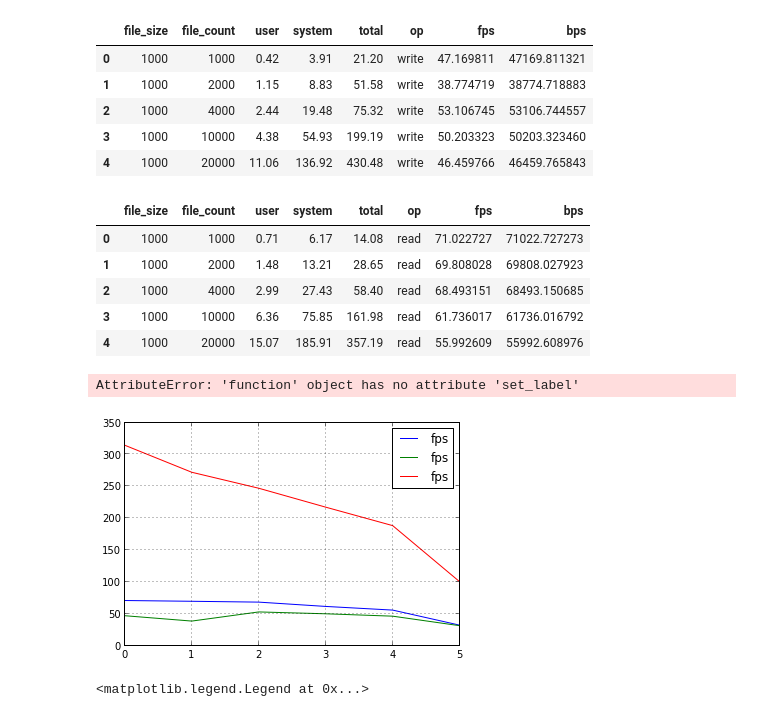
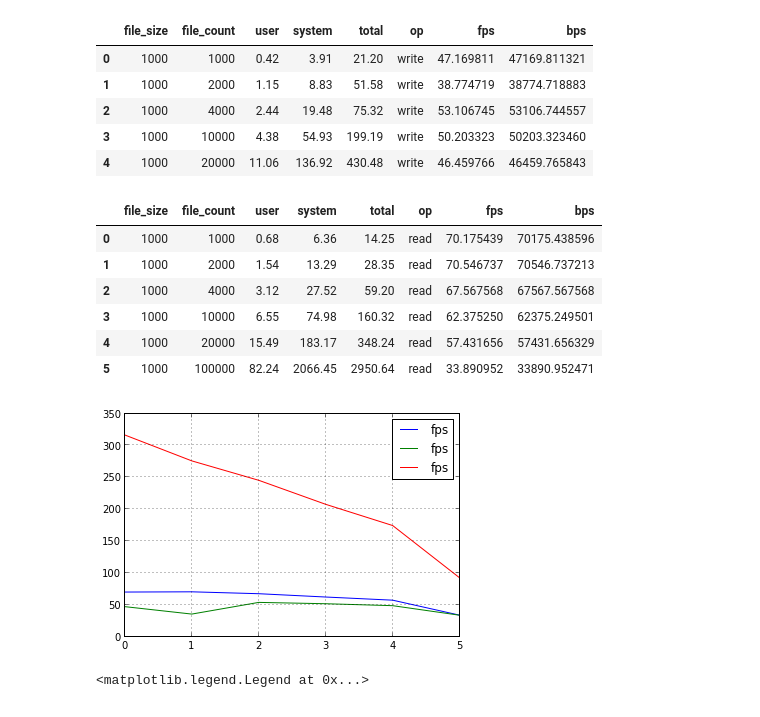
Before and after one commit to svemeyer/SmallFiles, a Jupyter notebook: src/ipy/SmallFiles.ipynb, the cells around one changed output. Cells and saved outputs as stored; diff of their text form; code cells hidden in the pictures.

```diff
--- a/src/ipy/SmallFiles.ipynb
+++ b/src/ipy/SmallFiles.ipynb
@@ -764,21 +764,22 @@ import pandas as pd
 import matplotlib.pyplot as plt
 
 createres = pd.io.parsers.read_csv('create.csv', header=0)
-findres = pd.io.parsers.read_csv('find.csv',header=0)
-lsres = pd.io.parsers.read_csv('ls.csv', header=0)
-statres = pd.io.parsers.read_csv('stat.csv', header=0)
-writeres = pd.io.parsers.read_csv('write.csv', header=0)
-readres = pd.io.parsers.read_csv('read.csv', header=0)
+create2res = pd.io.parsers.read_csv('create2.csv', header=0)
+findres = pd.io.parsers.read_csv('find2.csv',header=0)
+lsres = pd.io.parsers.read_csv('ls2.csv', header=0)
+statres = pd.io.parsers.read_csv('stat2.csv', header=0)
+writeres = pd.io.parsers.read_csv('write2.csv', header=0)
+readres = pd.io.parsers.read_csv('read2.csv', header=0)
 # pathofres = pd.io.parsers.read_csv('pathof.csv', header=0)
 # tarres = ps.io.parsers.read_csv('tar.csv', header=0)
 # zipres = ps.io.parsers.read_csv('zip.csv', header=0)
 
-results = { 'create' : createres, 'find' : findres, 'ls' : lsres, 'stat' : statres, 'write' : writeres, 'read' : readres }
+results = { 'create' : createres, 'create2' : create2res, 'find' : findres, 'ls' : lsres, 'stat' : statres, 'write' : writeres, 'read' : readres }
 
 for op in results.keys():
     df = results[op]
     df['op'] = op
-    df = df[(df['file_size'] < 2000000)]
+    # df = df[(df['file_size'] < 2000000)]
     df['fps'] = df['file_count'] / df['total']
     df['bps'] = df['fps'] * df['file_size']
     results[op] = df
@@ -830,23 +868,23 @@ write1000 = results['write'][(results['write']['file_size'] == 1000)]
 find1000 = results['find'][(results['find']['file_size'] == 1000)]
 ls1000 = results['ls'][(results['ls']['file_size'] == 1000)]
 stat1000 = results['stat'][(results['stat']['file_size'] == 1000)]
-read1000.head()
+read1000.head(8)
 # %% [output]
 |  | file_size | file_count | user | system | total | op | fps | bps |
-| 0 | 1000 | 1000 | 0.71 | 6.17 | 14.08 | read | 71.022727 | 71022.727273 |
-| 1 | 1000 | 2000 | 1.48 | 13.21 | 28.65 | read | 69.808028 | 69808.027923 |
-| 2 | 1000 | 4000 | 2.99 | 27.43 | 58.40 | read | 68.493151 | 68493.150685 |
-| 3 | 1000 | 10000 | 6.36 | 75.85 | 161.98 | read | 61.736017 | 61736.016792 |
-| 4 | 1000 | 20000 | 15.07 | 185.91 | 357.19 | read | 55.992609 | 55992.608976 |
+| 0 | 1000 | 1000 | 0.68 | 6.36 | 14.25 | read | 70.175439 | 70175.438596 |
+| 1 | 1000 | 2000 | 1.54 | 13.29 | 28.35 | read | 70.546737 | 70546.737213 |
+| 2 | 1000 | 4000 | 3.12 | 27.52 | 59.20 | read | 67.567568 | 67567.567568 |
+| 3 | 1000 | 10000 | 6.55 | 74.98 | 160.32 | read | 62.375250 | 62375.249501 |
+| 4 | 1000 | 20000 | 15.49 | 183.17 | 348.24 | read | 57.431656 | 57431.656329 |
+| 5 | 1000 | 100000 | 82.24 | 2066.45 | 2950.64 | read | 33.890952 | 33890.952471 |
 # %%
 read1000['fps'].plot()
 write1000['fps'].plot()
 stat1000['fps'].plot()
 plt.legend(loc = 'best')
-plt.axex.
+plt.xlabel = 'foo'
 # %% [output]
-AttributeError: 'function' object has no attribute 'set_label'
-[figure, old version]
+[figure, new version]
 # %%
 find1000['fps'].plot()
 ls1000['fps'].plot()
```
Also changed, not shown: parts of 4 cells of this notebook, 8 other files.
